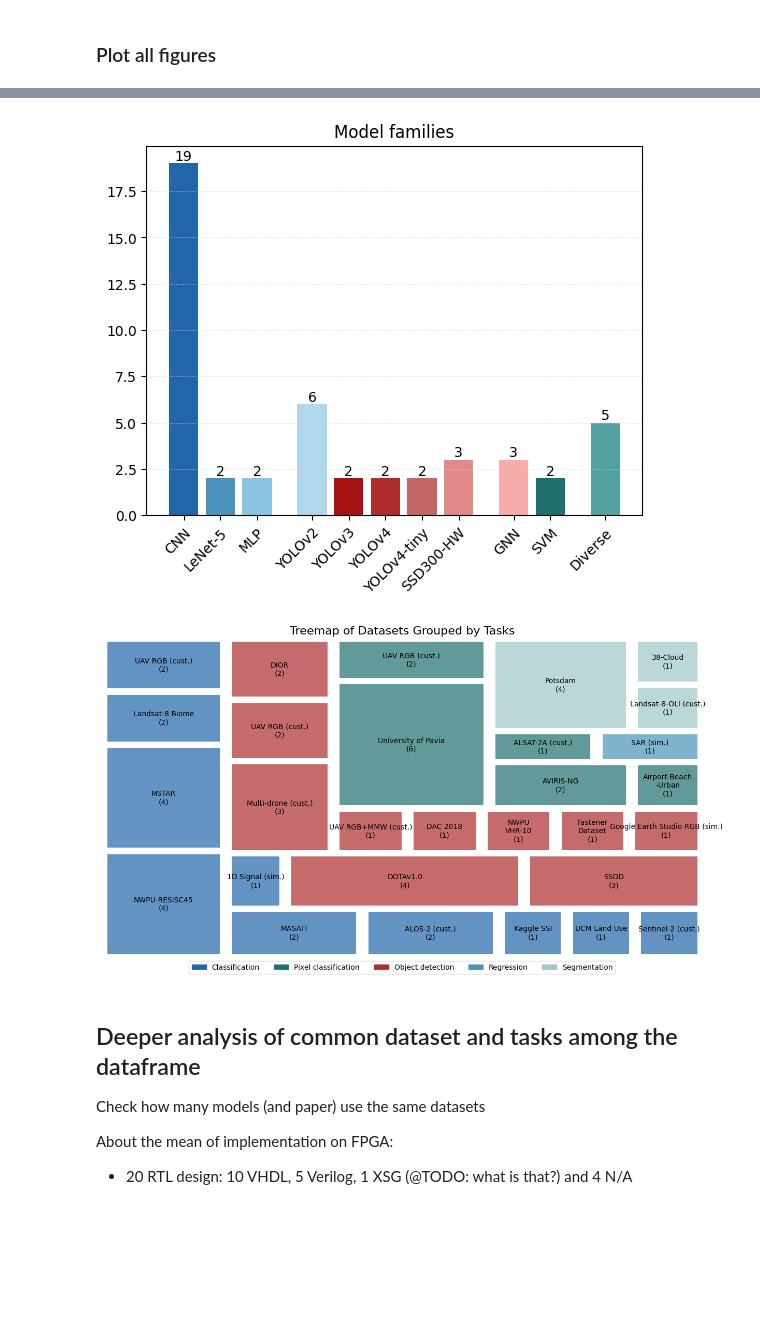
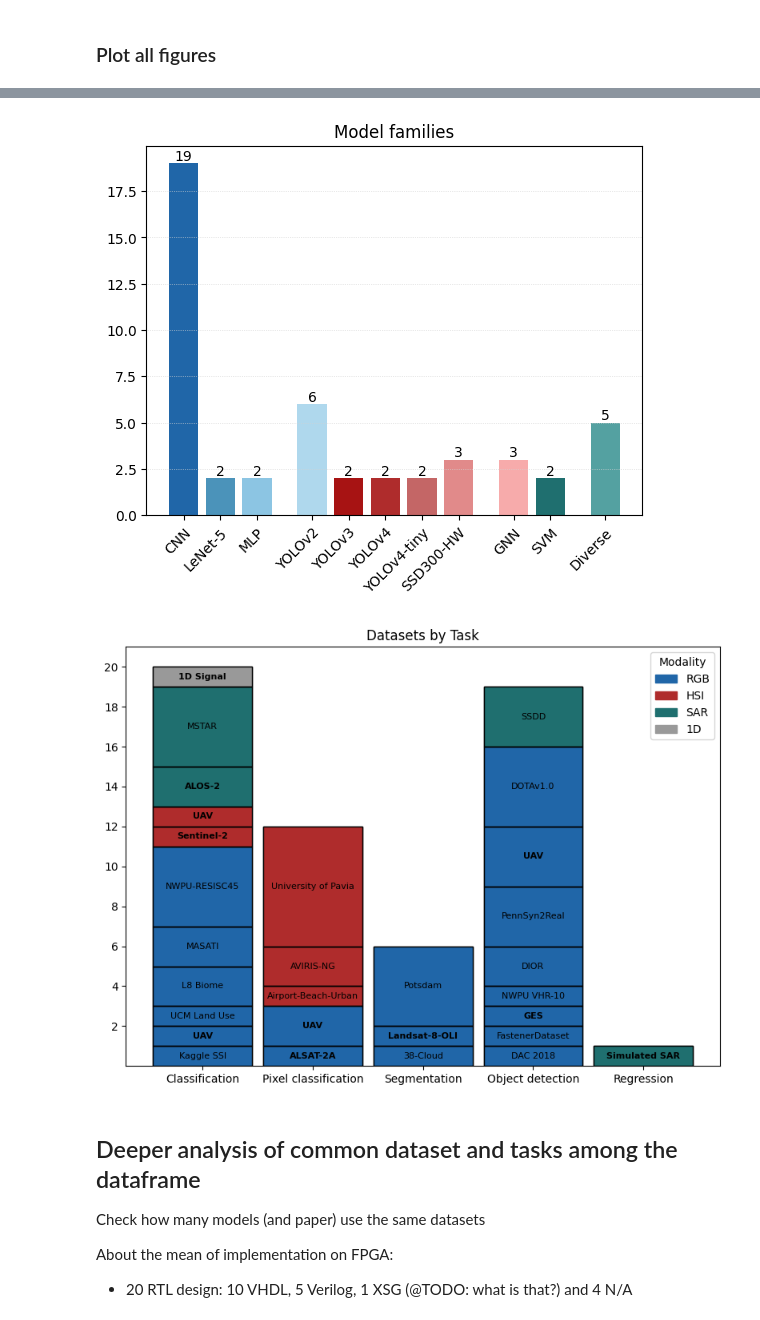
Before and after one commit to CedricLeon/Survey_RS-ML-FPGA, a Jupyter notebook: notebooks/Zotero_review_analysis.ipynb, the cells around one changed output, grey strips where cells are left out. Saved outputs shown, nothing was run; the diff lists cells and outputs as text; code cells hidden in the pictures; blank space fills up the shorter version.

Commit message:
Create plot datasets v2 as a stacked bar chart

```diff
--- a/notebooks/Zotero_review_analysis.ipynb
+++ b/notebooks/Zotero_review_analysis.ipynb
@@ -1526,19 +1664,20 @@ def plot_datasets_v1(df):
 # %%
 plt.close()
 
 plot_impl_means_by_family_v1(allModelsDF["Implementation"].value_counts())
 
 # print(allModelsDF["Board"].sort_values())
 plot_boards_by_family_v2(allModelsDF["Board"].value_counts())
 
 plot_equivalent_models_v1(allModelsDF["Equivalent model"].value_counts())
 
-plot_datasets_v1(allModelsDF[["Task", "Dataset"]])
+# plot_datasets_v1_tree_map(allModelsDF[["Task", "Dataset"]])
+plot_datasets_v2_stacked_bar_chart(allModelsDF[['Task', 'Dataset', 'Modality']])
 # %% [output]
 [figure]
 [figure]
 [figure]
-[figure, old version]
+[figure, new version]
 # %% [markdown]
 ## Deeper analysis of common dataset and tasks among the dataframe
 
```
Also changed, not shown: parts of 7 cells of this notebook.
